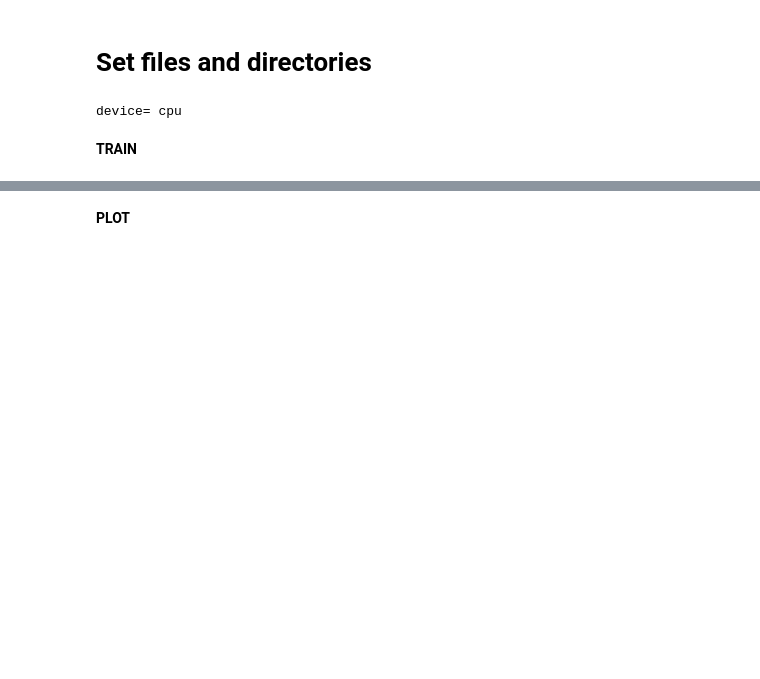
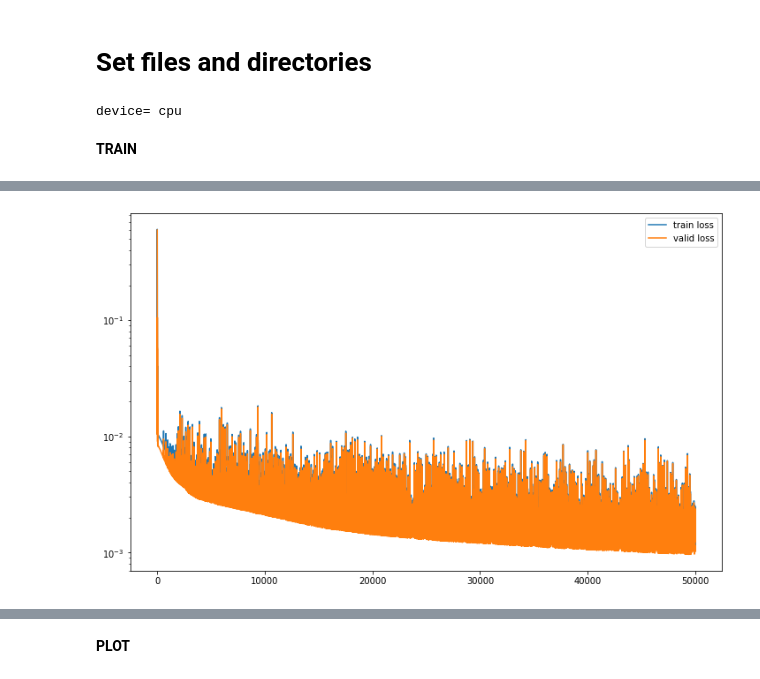
Before and after one commit to raudh1/LorenzModel, a Jupyter notebook: GenTrajMLPLorenz.ipynb, the cells around one changed output, grey strips where cells are left out. Cells and saved outputs as stored; diff of their text form; code cells hidden in the pictures; blank space fills up the shorter version.

```diff
--- a/GenTrajMLPLorenz.ipynb
+++ b/GenTrajMLPLorenz.ipynb
@@ -57,11 +58,11 @@ class Model(nn.Module):
         x = self.lin1(x)
         x = F.relu(x)
         x = self.lin2(x)
-
+        x = F.relu(x)
 
         return self.lin3(x).view(-1,1,3)              # if you use 9 traj instead of 1 use 9
 
-    def predict(self,input,N=100):
+    def predict(self,input,N):
 
       output=torch.zeros(N+input.shape[0],1,3)
       traj_pred= self.forward(input)
@@ -200,0 +225,2 @@ plt.plot(loss)
+# %%
+t_loss,v_loss=train(seq,train_data, valid_data,lr=0.001,epoch=50000)
@@ -201 +245,12 @@ plt.plot(loss)
+# %%
+plt.figure(figsize=(12,7.45))
+
+plt.plot(t_loss[:],label='train loss')
+plt.plot(v_loss[:],label='valid loss')
+#plt.xlim(len(t_loss)-100,len(t_loss))
+plt.semilogy()
+plt.legend()
+plt.show()
+# %% [output]
+[figure, added]
 # %%
```
Also changed, not shown: parts of 14 cells of this notebook.
